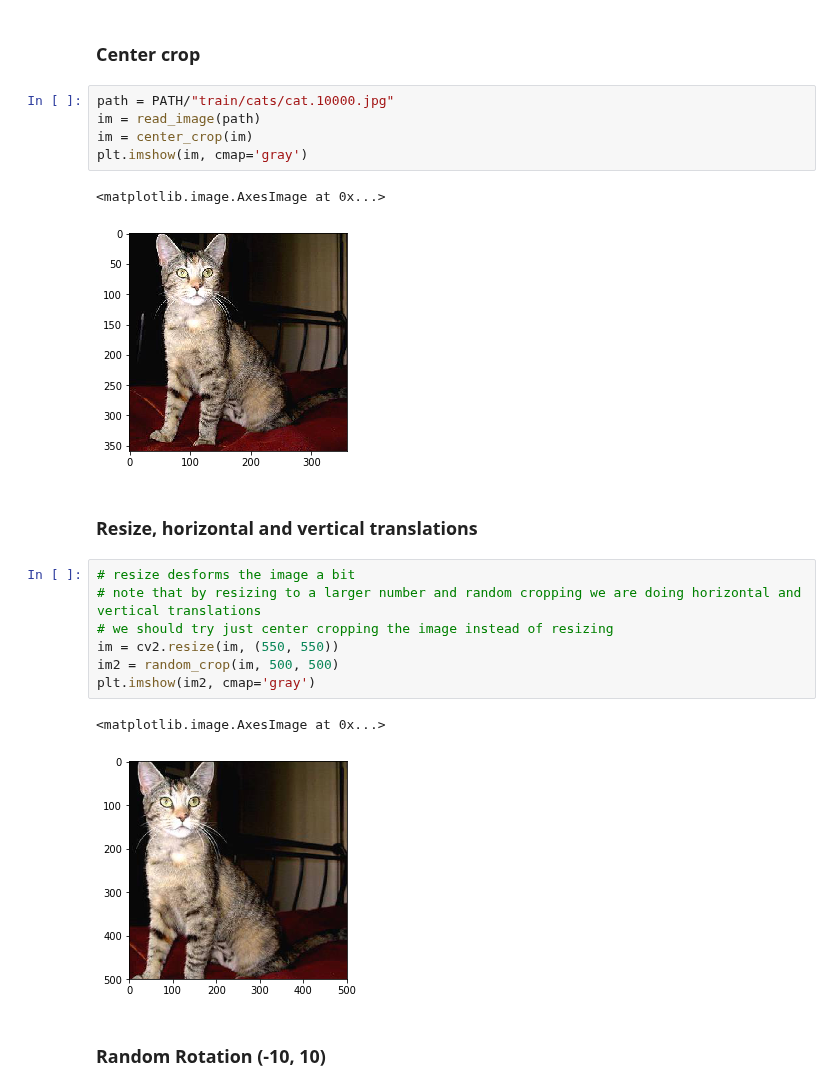
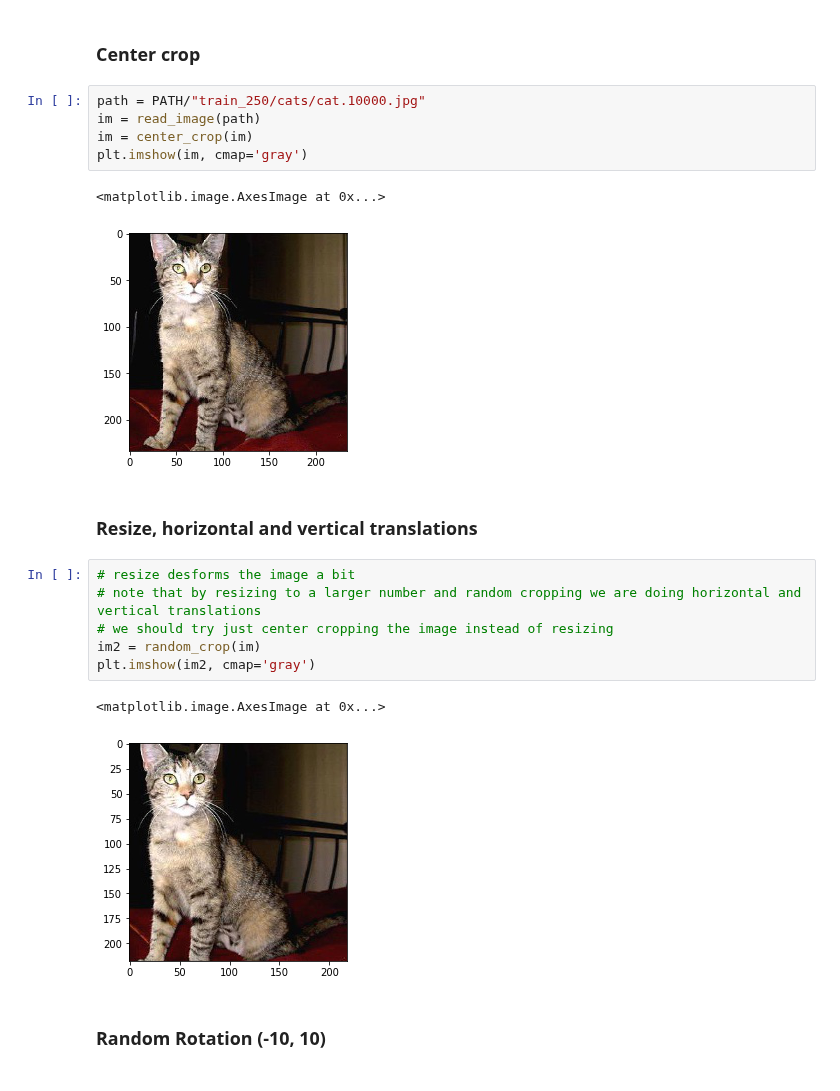
Before and after one commit to yanneta/deep-learning-with-pytorch, a Jupyter notebook: lesson2-transfer-learning-v0.ipynb, the cells around one changed output. Saved outputs shown, nothing was run; the diff lists cells and outputs as text.

```diff
--- a/lesson2-transfer-learning-v0.ipynb
+++ b/lesson2-transfer-learning-v0.ipynb
@@ -134,25 +136,24 @@ def rotate_cv(im, deg, mode=cv2.BORDER_REFLECT, interpolation=cv2.INTER_AREA):
 # %% [markdown]
 ### Center crop
 # %%
-path = PATH/"train/cats/cat.10000.jpg"
+path = PATH/"train_250/cats/cat.10000.jpg"
 im = read_image(path)
 im = center_crop(im)
 plt.imshow(im, cmap='gray')
 # %% [output]
 <matplotlib.image.AxesImage at 0x...>
-[figure, old version]
+[figure, new version]
 # %% [markdown]
 ### Resize, horizontal and vertical translations
 # %%
 # resize desforms the image a bit
 # note that by resizing to a larger number and random cropping we are doing horizontal and vertical translations
 # we should try just center cropping the image instead of resizing
-im = cv2.resize(im, (550, 550))
-im2 = random_crop(im, 500, 500)
+im2 = random_crop(im)
 plt.imshow(im2, cmap='gray')
 # %% [output]
 <matplotlib.image.AxesImage at 0x...>
-[figure, old version]
+[figure, new version]
 # %% [markdown]
 ### Random Rotation (-10, 10)
 # %%
```
Also changed, not shown: parts of 10 cells of this notebook.
